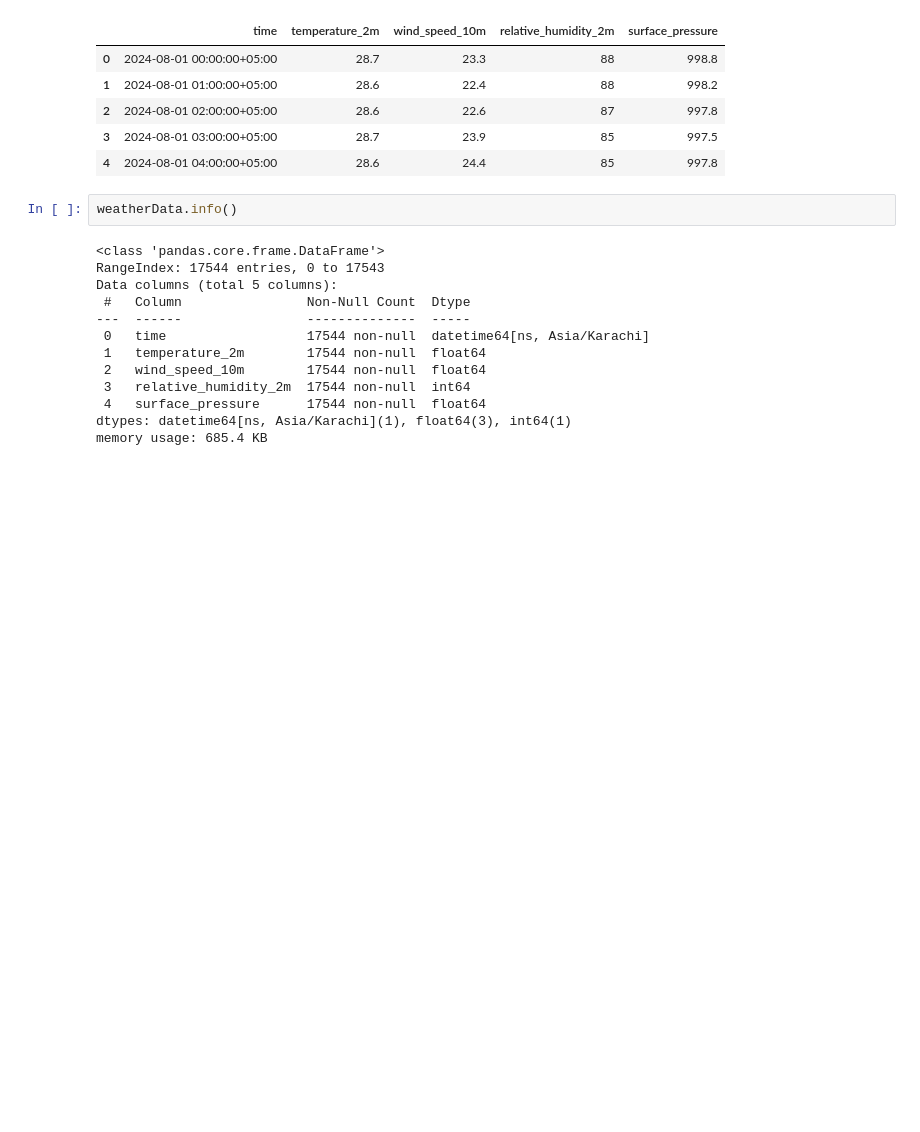
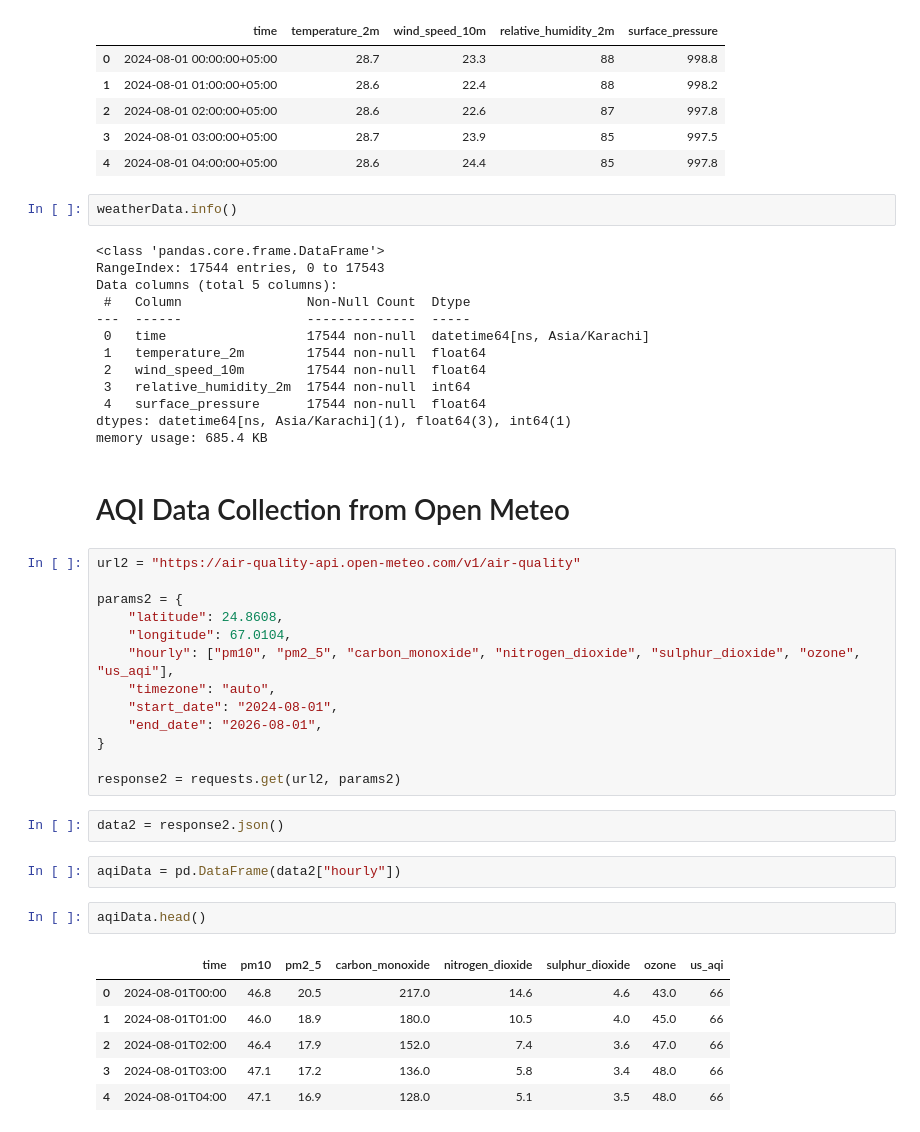
Before and after one commit to Sameen20-bot/10-Pearls-AQI-Predictor, a Jupyter notebook: AQI Predictor/Feature Collection.ipynb, the cells around one changed output. Saved outputs shown, nothing was run; the diff lists cells and outputs as text; blank space fills up the shorter version.

```diff
--- a/AQI Predictor/Feature Collection.ipynb
+++ b/AQI Predictor/Feature Collection.ipynb
@@ -70,3 +72,31 @@ Data columns (total 5 columns):
  4   surface_pressure      17544 non-null  float64
 dtypes: datetime64[ns, Asia/Karachi](1), float64(3), int64(1)
 memory usage: 685.4 KB
+# %% [markdown]
+# AQI Data Collection from Open Meteo
+# %%
+url2 = "https://air-quality-api.open-meteo.com/v1/air-quality"
+
+params2 = {
+	"latitude": 24.8608,
+	"longitude": 67.0104,
+	"hourly": ["pm10", "pm2_5", "carbon_monoxide", "nitrogen_dioxide", "sulphur_dioxide", "ozone", "us_aqi"],
+	"timezone": "auto",
+	"start_date": "2024-08-01",
+	"end_date": "2026-08-01",
+}
+
+response2 = requests.get(url2, params2)
+# %%
+data2 = response2.json()
+# %%
+aqiData = pd.DataFrame(data2["hourly"])
+# %%
+aqiData.head()
+# %% [output]
+|  | time | pm10 | pm2_5 | carbon_monoxide | nitrogen_dioxide | sulphur_dioxide | ozone | us_aqi |
+| 0 | 2024-08-01T00:00 | 46.8 | 20.5 | 217.0 | 14.6 | 4.6 | 43.0 | 66 |
+| 1 | 2024-08-01T01:00 | 46.0 | 18.9 | 180.0 | 10.5 | 4.0 | 45.0 | 66 |
+| 2 | 2024-08-01T02:00 | 46.4 | 17.9 | 152.0 | 7.4 | 3.6 | 47.0 | 66 |
+| 3 | 2024-08-01T03:00 | 47.1 | 17.2 | 136.0 | 5.8 | 3.4 | 48.0 | 66 |
+| 4 | 2024-08-01T04:00 | 47.1 | 16.9 | 128.0 | 5.1 | 3.5 | 48.0 | 66 |
```
Also changed, not shown: parts of 20 cells of this notebook, 2 other files.
